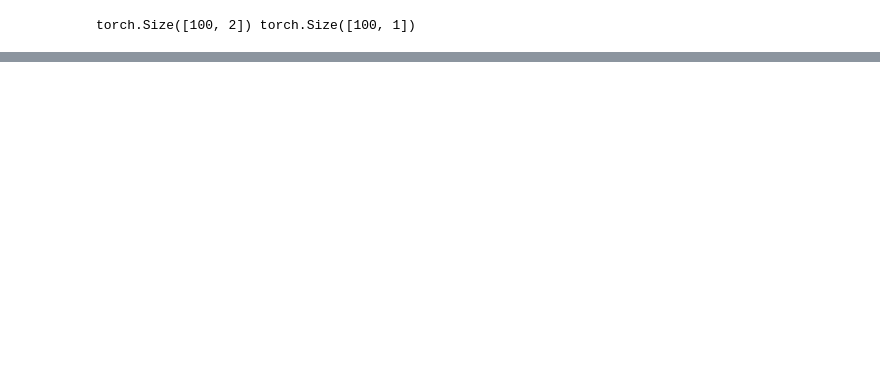
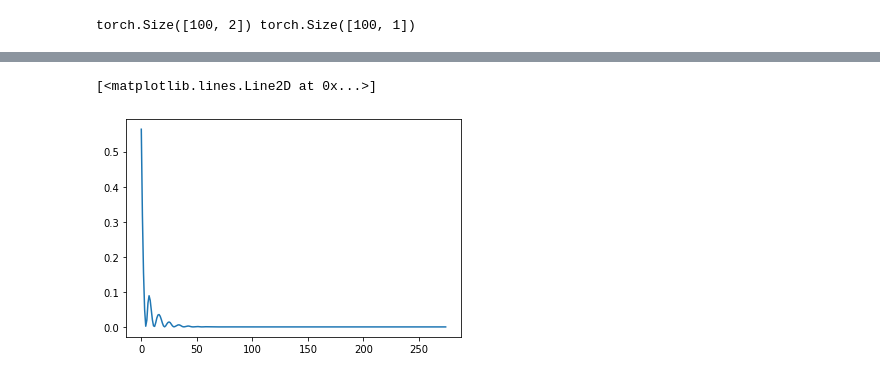
Before and after one commit to levhojoyan/Sirius2021, a Jupyter notebook: NeuralWithWeights.ipynb, the cells around one changed output, grey strips where cells are left out. Cells and saved outputs as stored; diff of their text form; code cells hidden in the pictures; blank space fills up the shorter version.

```diff
--- a/NeuralWithWeights.ipynb
+++ b/NeuralWithWeights.ipynb
@@ -119,0 +156,5 @@ tensor(0.4031) tensor([[ 0.2069],
+# %%
+plt.plot(mses)
+# %% [output]
+[<matplotlib.lines.Line2D at 0x...>]
+[figure, added]
```
Also changed, not shown: parts of 19 cells of this notebook.
